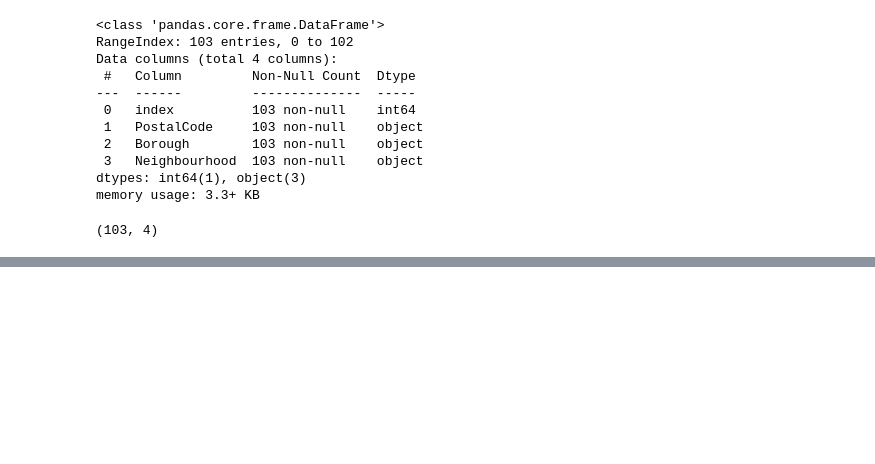
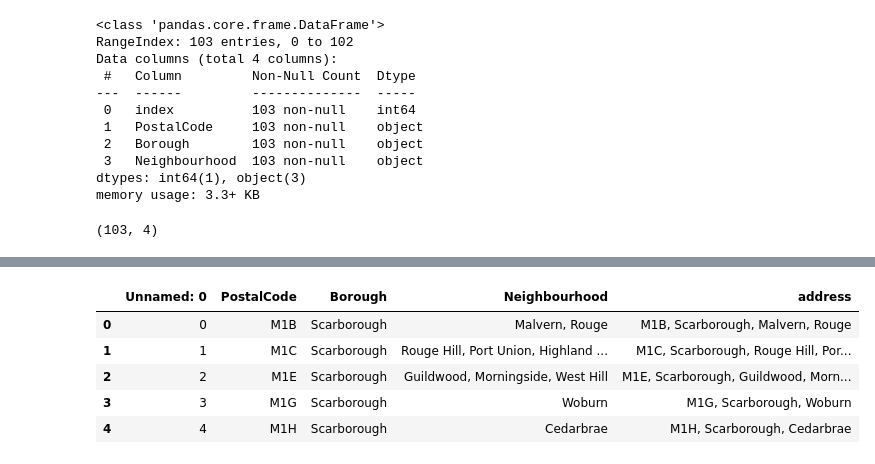
Before and after one commit to fhernandonajera/IBM_Data-Science-Professional-Certification, a Jupyter notebook: Task_1.ipynb, the cells around one changed output, grey strips where cells are left out. Drawn from its saved outputs; the diff is of its cells as text; code cells hidden in the pictures; blank space fills up the shorter version.

```diff
--- a/Task_1.ipynb
+++ b/Task_1.ipynb
@@ -125,0 +399,10 @@ df2= df1.groupby('PostalCode').agg(lambda x: ','.join(x))
+# %%
+data2 = pd.read_csv("geopy.csv")
+data2.head()
+# %% [output]
+|  | Unnamed: 0 | PostalCode | Borough | Neighbourhood | address |
+| 0 | 0 | M1B | Scarborough | Malvern, Rouge | M1B, Scarborough, Malvern, Rouge |
+| 1 | 1 | M1C | Scarborough | Rouge Hill, Port Union, Highland ... | M1C, Scarborough, Rouge Hill, Por... |
+| 2 | 2 | M1E | Scarborough | Guildwood, Morningside, West Hill | M1E, Scarborough, Guildwood, Morn... |
+| 3 | 3 | M1G | Scarborough | Woburn | M1G, Scarborough, Woburn |
+| 4 | 4 | M1H | Scarborough | Cedarbrae | M1H, Scarborough, Cedarbrae |
```
Also changed, not shown: parts of 51 cells of this notebook.
